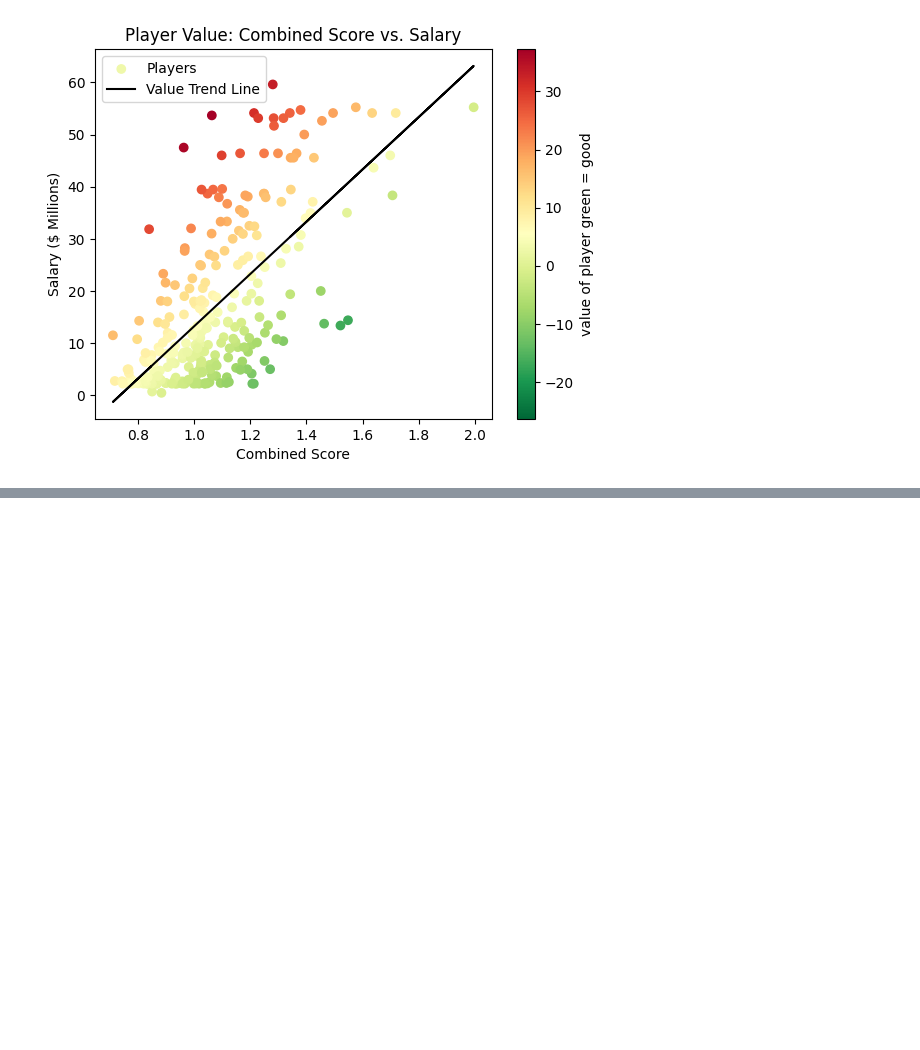
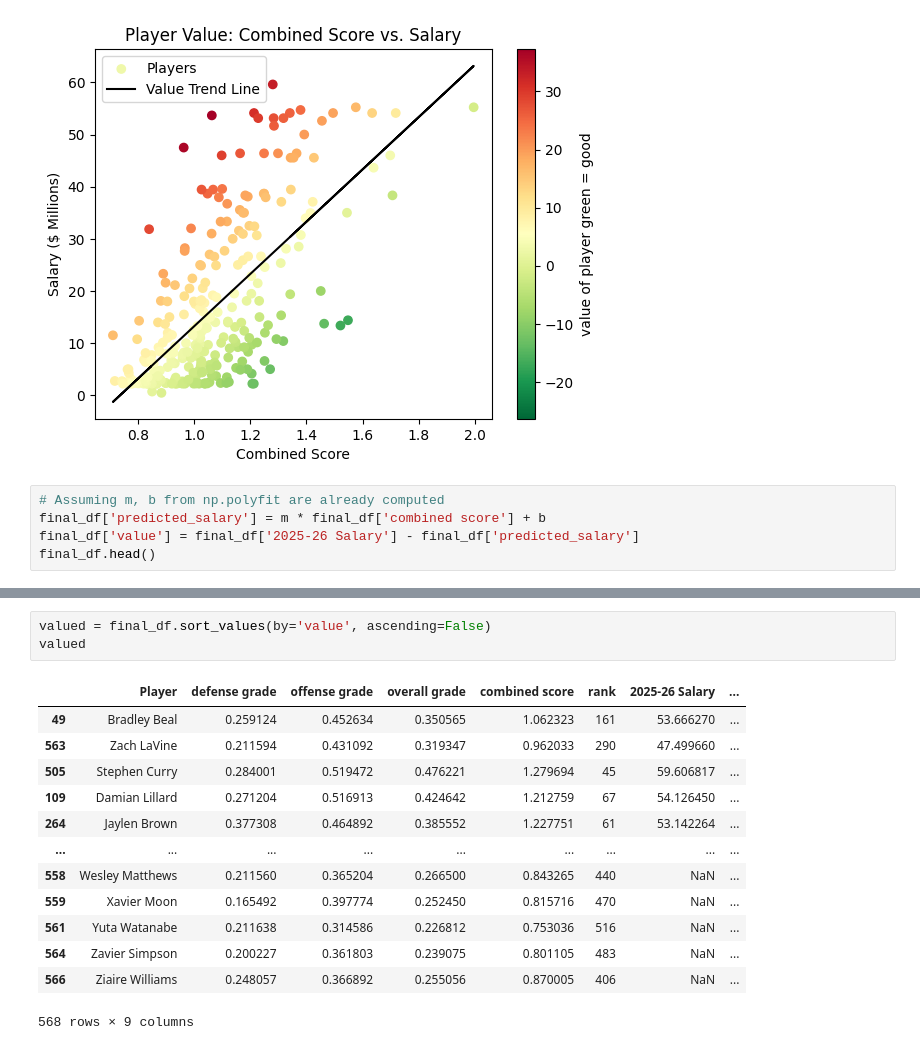
Before and after one commit to GeordieJones/Extra_Practice, a Jupyter notebook: basketball_data_filtering/data_filter.ipynb, the cells around one changed output, grey strips where cells are left out. Cells and saved outputs as stored; diff of their text form; blank space fills up the shorter version.

Commit message:
added value to final_df

```diff
--- a/basketball_data_filtering/data_filter.ipynb
+++ b/basketball_data_filtering/data_filter.ipynb
@@ -241,3 +241,8 @@ cbar.set_label('value of player green = good')
 plt.show()
 # %% [output]
 [figure]
+# %%
+# Assuming m, b from np.polyfit are already computed
+final_df['predicted_salary'] = m * final_df['combined score'] + b
+final_df['value'] = final_df['2025-26 Salary'] - final_df['predicted_salary']
+final_df.head()
@@ -243,0 +256,17 @@ plt.show()
+# %%
+valued = final_df.sort_values(by='value', ascending=False)
+valued
+# %% [output]
+|  | Player | defense grade | offense grade | overall grade | combined score | rank | 2025-26 Salary | ... |
+| 49 | Bradley Beal | 0.259124 | 0.452634 | 0.350565 | 1.062323 | 161 | 53.666270 | ... |
+| 563 | Zach LaVine | 0.211594 | 0.431092 | 0.319347 | 0.962033 | 290 | 47.499660 | ... |
+| 505 | Stephen Curry | 0.284001 | 0.519472 | 0.476221 | 1.279694 | 45 | 59.606817 | ... |
+| 109 | Damian Lillard | 0.271204 | 0.516913 | 0.424642 | 1.212759 | 67 | 54.126450 | ... |
+| 264 | Jaylen Brown | 0.377308 | 0.464892 | 0.385552 | 1.227751 | 61 | 53.142264 | ... |
+| ... | ... | ... | ... | ... | ... | ... | ... | ... |
+| 558 | Wesley Matthews | 0.211560 | 0.365204 | 0.266500 | 0.843265 | 440 | NaN | ... |
+| 559 | Xavier Moon | 0.165492 | 0.397774 | 0.252450 | 0.815716 | 470 | NaN | ... |
+| 561 | Yuta Watanabe | 0.211638 | 0.314586 | 0.226812 | 0.753036 | 516 | NaN | ... |
+| 564 | Zavier Simpson | 0.200227 | 0.361803 | 0.239075 | 0.801105 | 483 | NaN | ... |
+| 566 | Ziaire Williams | 0.248057 | 0.366892 | 0.255056 | 0.870005 | 406 | NaN | ... |
+568 rows × 9 columns
```
Also changed, not shown: parts of 1 cell of this notebook.
